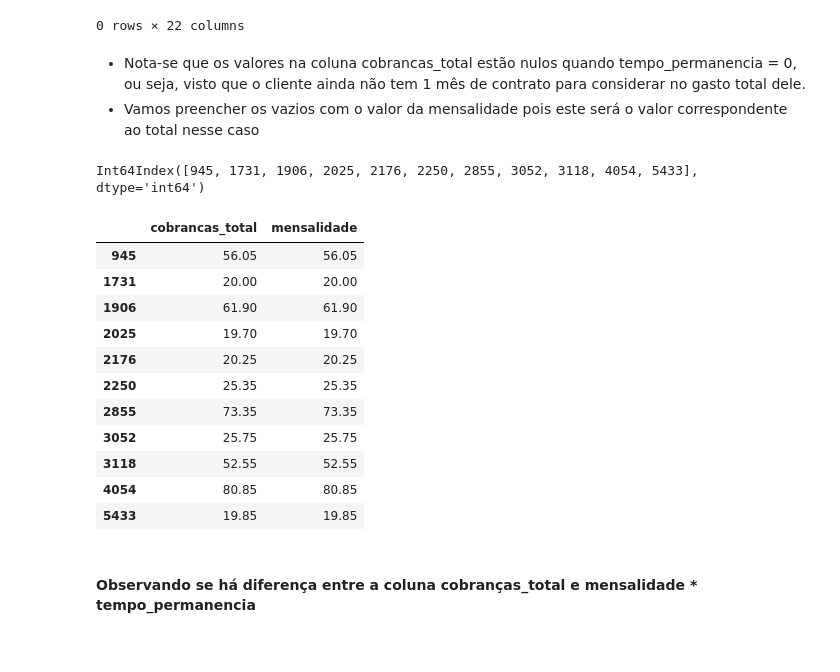
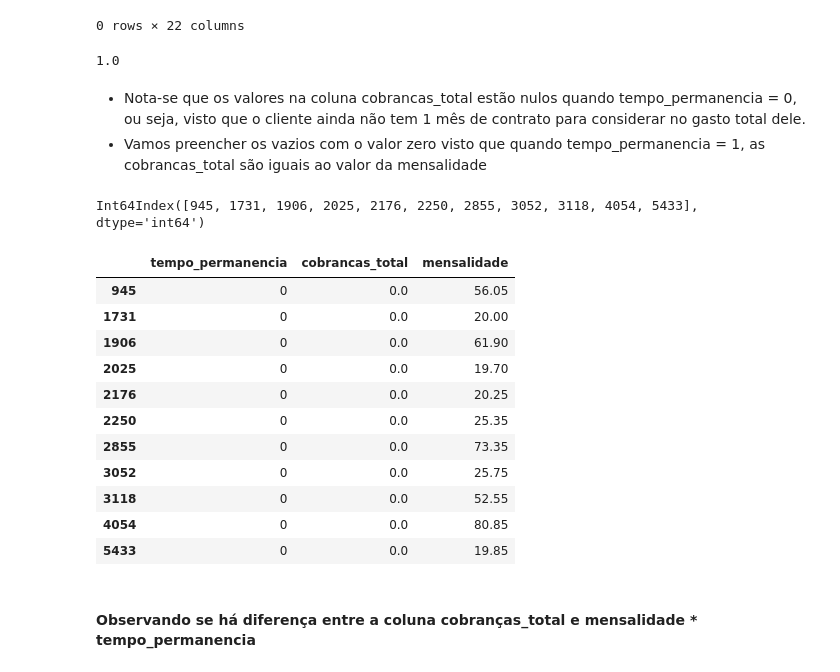
Before and after one commit to camilamaestrelli/Telco-Customer-Churn, a Jupyter notebook: 01_DataCleaning_TelcoCustomerChurn.ipynb, the cells around one changed output. Cells and saved outputs as stored; diff of their text form; code cells hidden in the pictures.

```diff
--- a/01_DataCleaning_TelcoCustomerChurn.ipynb
+++ b/01_DataCleaning_TelcoCustomerChurn.ipynb
@@ -575,30 +584,34 @@ dados.loc[dados['cobrancas_total'] == 0]
 # %% [output]
 |  | index | id_cliente | churn | genero | idoso | parceirx | dependentes | tempo_permanencia | ... |
 0 rows × 22 columns
+# %%
+(dados.loc[dados['tempo_permanencia'] == 1, 'mensalidade'] == dados.loc[dados['tempo_permanencia'] == 1, 'cobrancas_total']).mean()
+# %% [output]
+1.0
 # %% [markdown]
 * Nota-se que os valores na coluna cobrancas_total estão nulos quando tempo_permanencia = 0, ou seja, visto que o cliente ainda não tem 1 mês de contrato para considerar no gasto total dele.
-* Vamos preencher os vazios com o valor da mensalidade pois este será o valor correspondente ao total nesse caso
+* Vamos preencher os vazios com o valor zero visto que quando tempo_permanencia = 1, as cobrancas_total são iguais ao valor da mensalidade
 # %%
 indices = dados.loc[dados['tempo_permanencia'] == 0].index
 indices
 # %% [output]
 Int64Index([945, 1731, 1906, 2025, 2176, 2250, 2855, 3052, 3118, 4054, 5433], dtype='int64')
 # %%
-dados.loc[indices, 'cobrancas_total'] = dados.loc[indices, 'mensalidade']
-dados.loc[indices, ['cobrancas_total', 'mensalidade']]
+dados.loc[indices, 'cobrancas_total'] = 0
+dados.loc[indices, ['tempo_permanencia', 'cobrancas_total', 'mensalidade']]
 # %% [output]
-|  | cobrancas_total | mensalidade |
-| 945 | 56.05 | 56.05 |
-| 1731 | 20.00 | 20.00 |
-| 1906 | 61.90 | 61.90 |
-| 2025 | 19.70 | 19.70 |
-| 2176 | 20.25 | 20.25 |
-| 2250 | 25.35 | 25.35 |
-| 2855 | 73.35 | 73.35 |
-| 3052 | 25.75 | 25.75 |
-| 3118 | 52.55 | 52.55 |
-| 4054 | 80.85 | 80.85 |
-| 5433 | 19.85 | 19.85 |
+|  | tempo_permanencia | cobrancas_total | mensalidade |
+| 945 | 0 | 0.0 | 56.05 |
+| 1731 | 0 | 0.0 | 20.00 |
+| 1906 | 0 | 0.0 | 61.90 |
+| 2025 | 0 | 0.0 | 19.70 |
+| 2176 | 0 | 0.0 | 20.25 |
+| 2250 | 0 | 0.0 | 25.35 |
+| 2855 | 0 | 0.0 | 73.35 |
+| 3052 | 0 | 0.0 | 25.75 |
+| 3118 | 0 | 0.0 | 52.55 |
+| 4054 | 0 | 0.0 | 80.85 |
+| 5433 | 0 | 0.0 | 19.85 |
 # %% [markdown]
 #### Observando se há diferença entre a coluna cobranças_total e mensalidade * tempo_permanencia
 # %%
```
Also changed, not shown: parts of 6 cells of this notebook.
